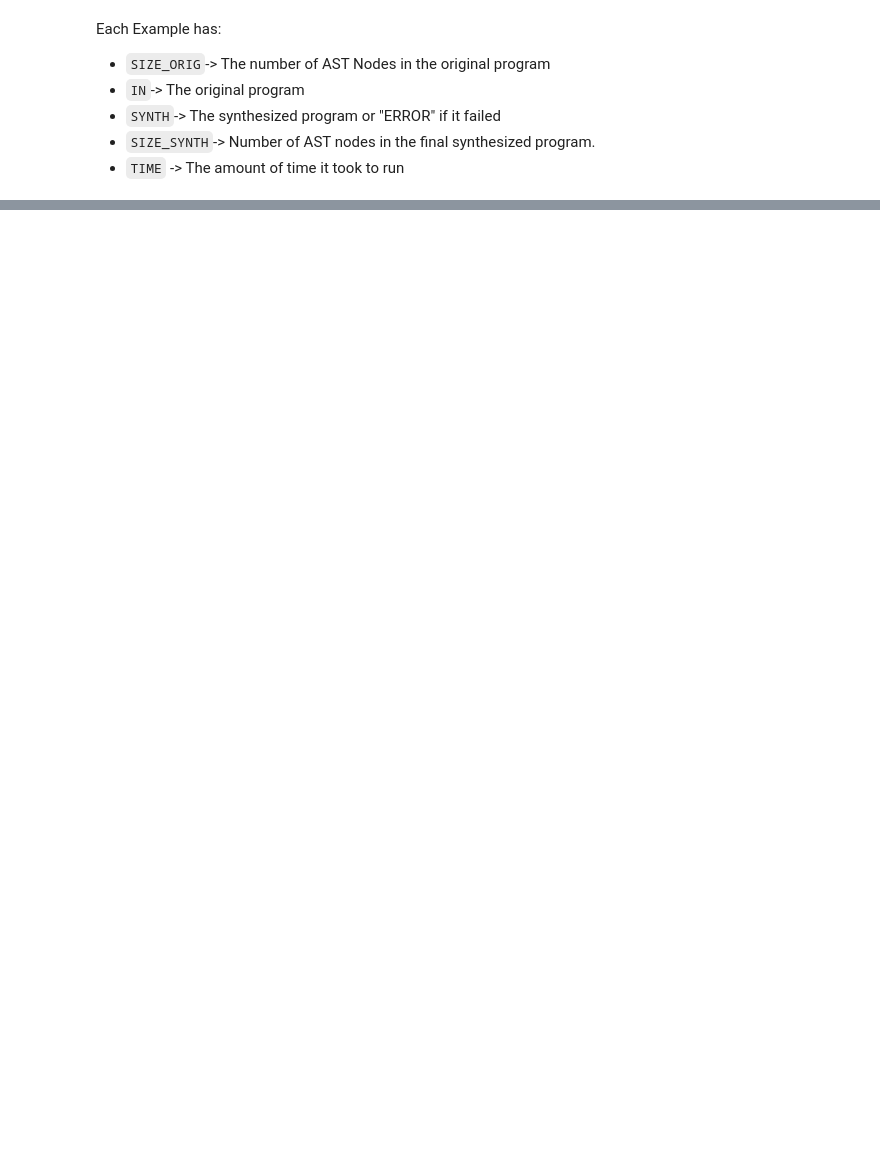
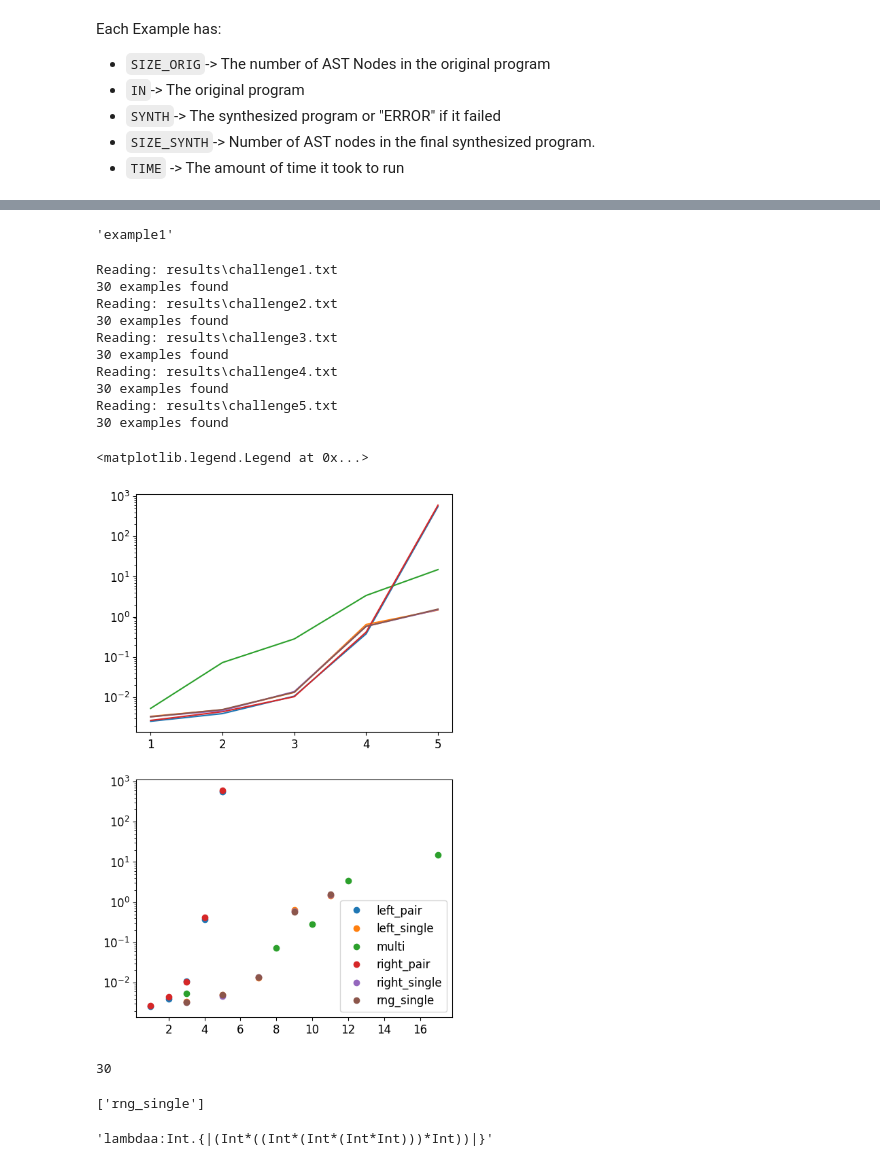
Before and after one commit to andreyyao/CS703, a Jupyter notebook: calc_results.ipynb, the cells around one changed output, grey strips where cells are left out. Cells and saved outputs as stored; diff of their text form; code cells hidden in the pictures; blank space fills up the shorter version.

Commit message:
Challenge

```diff
--- a/calc_results.ipynb
+++ b/calc_results.ipynb
@@ -124,0 +159,73 @@ df[~df["has_hole"]]
+# %%
+progs["(((1 + 2) - 4) * (0 - 1))"]
+# %% [output]
+'example1'
+# %%
+prog_to_group = defaultdict(list)
+for f in list(Path("challenge_examples").glob("*")):
+    group,depth = f.stem.split("-")
+    prog_to_group[f.read_text().replace(' ','')].append((group, depth))
+from copy import deepcopy
+res_by_prog = {}
+for fp in Path("results").glob("*"):
+    if not fp.stem.startswith("challenge"):
+        continue
+    print(f"Reading: {fp}")
+
+    groups_for_file = deepcopy(prog_to_group)
+    for r in map( parse_example_results, read_result_file(fp)):
+        g,d = groups_for_file[r['program'].replace(' ','')].pop()
+        r['group'] = g
+        r['depth'] = d
+        if (g,r['program'].replace(' ','')) not in res_by_prog:
+            res_by_prog[(g,r['program'].replace(' ',''))] = r
+        else:
+            res_by_prog[(g,r['program'].replace(' ',''))]["time"].extend(r["time"])
+
+for k in res_by_prog:
+    res_by_prog[k]["time"] = np.mean(res_by_prog[k]["time"])
+
+df = pd.DataFrame(list(res_by_prog.values()))
+
+g_rename = {
+    "left_single":"Create Pair",
+    "left_pair":"Extract From Pair",
+    "multi":"Functions"
+}
+
+fig,ax = plt.subplots(2,1,figsize=(6, 10))
+for k,gdf in df.groupby("group"):
+    gdf = gdf.sort_values("depth")
+    ax[0].plot(gdf["depth"], gdf["time"],label=k)
+    ax[1].plot(gdf["size_synth"]-gdf["size_orig"],gdf['time'], 'o',label=k)
+# ax[0].plot(, df_passed["time"], "o",markersize=5)
+# ax[0].set_xlabel("Depth",fontsize=title_font_size)
+# ax[0].set_ylabel("Time (ms)",fontsize=title_font_size)
+ax[0].set_yscale("log")
+ax[1].set_yscale("log")
+ax[1].legend()
+# %% [output]
+Reading: results\challenge1.txt
+30 examples found
+Reading: results\challenge2.txt
+30 examples found
+Reading: results\challenge3.txt
+30 examples found
+Reading: results\challenge4.txt
+30 examples found
+Reading: results\challenge5.txt
+30 examples found
+<matplotlib.legend.Legend at 0x...>
+[figure, added]
+# %%
+len(res_by_prog)
+# %% [output]
+30
+# %%
+prog_to_group[r['program'].replace(' ','')]
+# %% [output]
+['rng_single']
+# %%
+r['program'].replace(' ','')
+# %% [output]
+'lambdaa:Int.{|(Int*((Int*(Int*(Int*Int)))*Int))|}'
```
Also changed, not shown: parts of 9 cells of this notebook, 30 other files.
